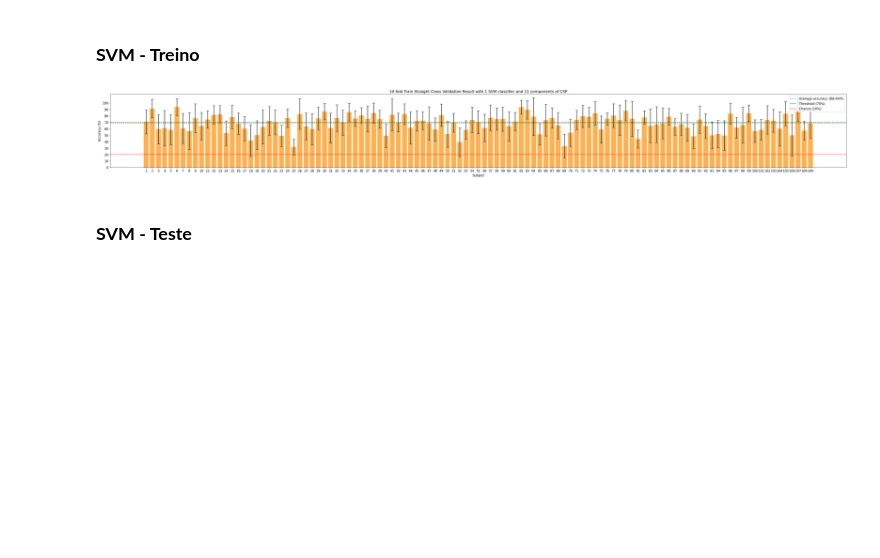
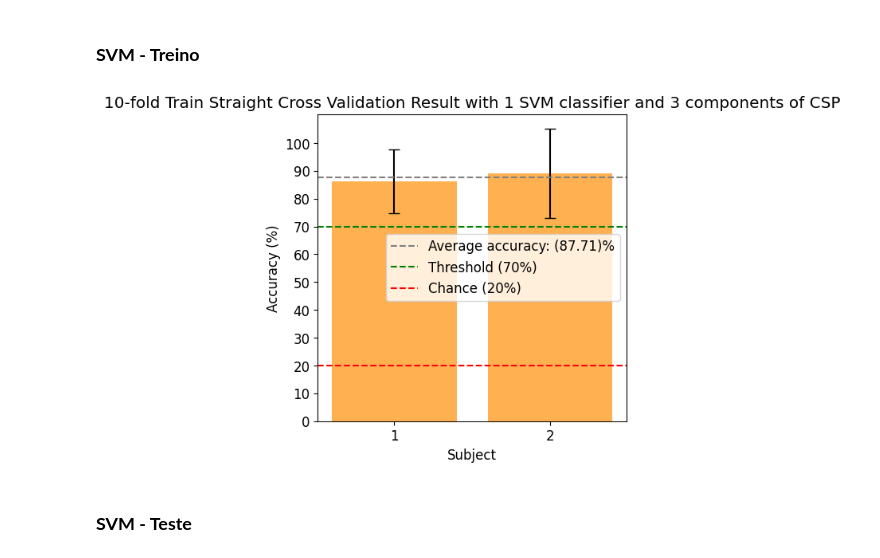
Before and after one commit to MiguelRochaBE/MotorImagery-BCI, a Jupyter notebook: MI_BCI_DatasetAnalysis.ipynb, the cells around one changed output. Drawn from its saved outputs; the diff is of its cells as text; code cells hidden in the pictures; blank space fills up the shorter version.

```diff
--- a/MI_BCI_DatasetAnalysis.ipynb
+++ b/MI_BCI_DatasetAnalysis.ipynb
@@ -227,9 +258,10 @@ mne.set_log_level('CRITICAL')
 
 all_subject_epochs = []
 
-for id, subject in enumerate(subfolders):
+for id, subject in enumerate(subfolders[0:2]):
+  print("---------------------------------------------")
   print("Ler dados do participante: ", id+1)
-  all_subject_epochs.append(load_subject_data(subject, datafiles, 0.5, 3).equalize_event_counts()[0])
+  all_subject_epochs.append(load_subject_data(subject, datafiles, bands, 0.5, 3))
 
 mne.set_log_level('WARNING')
 # %% [output]
@@ -253,5 +289,5 @@ Ler dados do participante:  109
 # %%
-subject_epochs = all_subject_epochs[0]
+subject_epochs = all_subject_epochs[0][0]
 
 print("\nEqualização de eventos: ")
 check_event_count(subject_epochs)
@@ -534,4 +636,5 @@ for n_comp in all_comp:
 # %%
-print(np.shape(all_comp_feat_classes_train[0][0][0]))
-print(np.shape(all_feat_classes_train[0]))
+print(np.shape(all_train_data[0]))
+y_train = all_train_data[subject][0].events[:,2].reshape(-1,1)
+print(np.shape(y_train))
 # %% [output]
@@ -649,7 +791,7 @@ for count, n_comp in enumerate(all_comp):
 
   for subject in range(len(all_subject_epochs)):
 
-    acc = accuracy_score(all_test[count][subject][:,n_comp * 2],all_test_labels[count][subject]) * 100
+    acc = accuracy_score(all_test[count][subject][:,k_feat],all_test_labels[count][subject]) * 100
     all_acc[subject] = acc
 
     #print("Acuracia do participante %d: %0.2f " % (subject+1, acc))
@@ -721,56 +863,56 @@ for count, n_comp in enumerate(all_comp):
 
   for subject in range(len(all_subject_epochs)):
 
-    X_train = np.reshape(all_comp_feat_classes_train[count][subject], (-1,n_comp * 2))
-    X_test = np.reshape(all_comp_feat_classes_test[count][subject], (-1,n_comp * 2))
+    X_train = all_comp_subject_fselect_train[count][subject]
+    X_test = all_comp_subject_fselect_test[count][subject]
 
-    y_train = all_train_data[subject].events[:,2].reshape(-1,1)
-    y_test = all_test_data[subject].events[:,2].reshape(-1,1)
+    y_train = all_train_data[subject][0].events[:,2].reshape(-1,1)
+    y_test = all_test_data[subject][0].events[:,2].reshape(-1,1)
 
     train = np.concatenate((X_train,y_train), axis = 1)
     test.append(np.concatenate((X_test,y_test), axis = 1))
 
-    np.random.shuffle(train)
+    np.random.shuffle(train) # Randomiza a ordem
     np.random.shuffle(test[subject])
 
-    # Perform cross-validation on train data with LDA classifier
-    scores = cross_val_score(clf, train[:,0:n_comp * 2], train[:,n_comp * 2], cv=kfold)
+    # Perform cross-validation on train data with LDA classifier (Tuning hyperparameters)
+    scores = cross_val_score(clf, train[:,0:k_feat], train[:,k_feat], cv=kfold)
 
-    # Fit the LDA classifier on the entire train dataset
-    clf.fit(train[:,0:n_comp * 2], train[:,n_comp * 2])
+    # Fit the LDA classifier on the entire train dataset (Model training)
+    clf.fit(train[:,0:k_feat], train[:,k_feat])
 
     # Predict the target classes for test dataset
-    test_labels.append(clf.predict(test[subject][:,0:n_comp * 2]))
+    test_labels.append(clf.predict(test[subject][:,0:k_feat]))
 
     cross_val_scores[subject,0] = (scores.mean() * 100)
     cross_val_scores[subject,1] = ((scores.std() * 2) * 100)
 
     #print("Acuracia (Cross-validation) do participante %d: %0.2f (+/- %0.2f)" % (subject+1, cross_val_scores[subject,0], cross_val_scores[subject,1]))
 
-  #print("Média de acuracia (Cross-validation) com %d coponente: %0.2f (+/- %0.2f) " % (n_comp,np.mean(cross_val_scores[:,0]), np.mean(cross_val_scores[:,1])))
+  #print("Média de acuracia (Cross-validation) com %d componentes: %0.2f (+/- %0.2f) " % (n_comp,np.mean(cross_val_scores[:,0]), np.mean(cross_val_scores[:,1])))
 
   all_cross_val_scores[count] = cross_val_scores
 
   all_test.append(test)
   all_test_labels.append(test_labels)
 
   mean_cross_val_scores[count,0] = np.mean(cross_val_scores[:,0])
   mean_cross_val_scores[count,1] = np.mean(cross_val_scores[:,1])
 
 
-fig, ax = plt.subplots(figsize=(50, 5))
+fig, ax = plt.subplots(figsize=(5, 5))
 plt.rcParams.update({'font.size': 12})
 ax.set_title('Accuracy (%)')
 ax.bar(np.arange(1, len(all_subject_epochs)+1), all_cross_val_scores[idx][:,0], color="#ffb152", yerr=all_cross_val_scores[idx][:,1], capsize=5)
 ax.axhline(y=np.mean(all_cross_val_scores[idx][:,0]), color='grey', linestyle='--', label = f'Average accuracy: ({np.mean(all_cross_val_scores[idx][:,0]):.2f})%')
 ax.axhline(y=70, color='green', linestyle='--', label = 'Threshold (70%)')
 ax.axhline(y=20, color='red', linestyle='--', label = 'Chance (20%)')
 ax.set(xticks=np.arange(1, len(all_subject_epochs)+1), xlabel='Subject',
 yticks=np.arange(0, 101, step=10), ylabel='Accuracy (%)',
 title=f'{kfold}-fold Train Straight Cross Validation Result with 1 SVM classifier and {idx+1} components of CSP');
 ax.legend();
 # %% [output]
-[figure, old version]
+[figure, new version]
 # %% [markdown]
 ### **SVM - Teste**
 # %%
```
Also changed, not shown: parts of 43 cells of this notebook.
